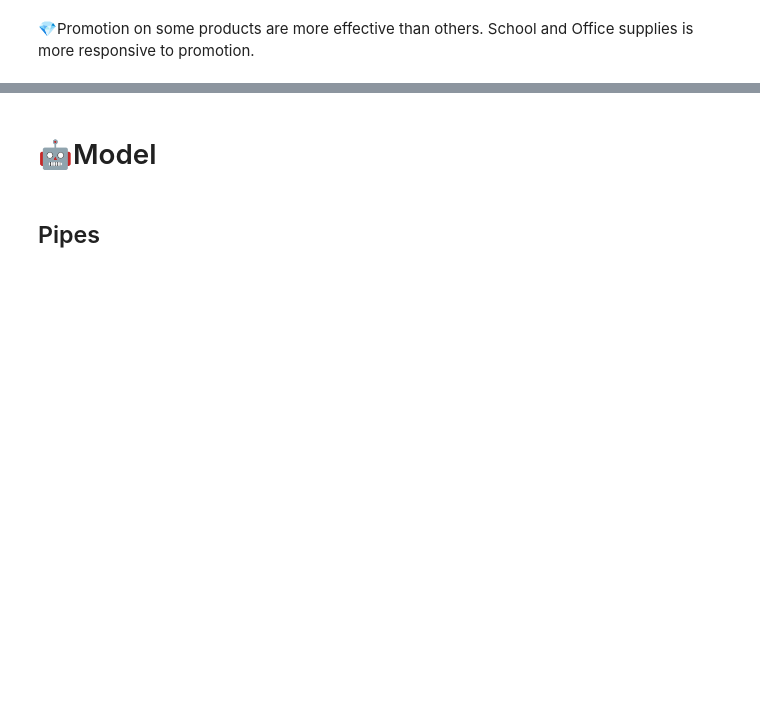
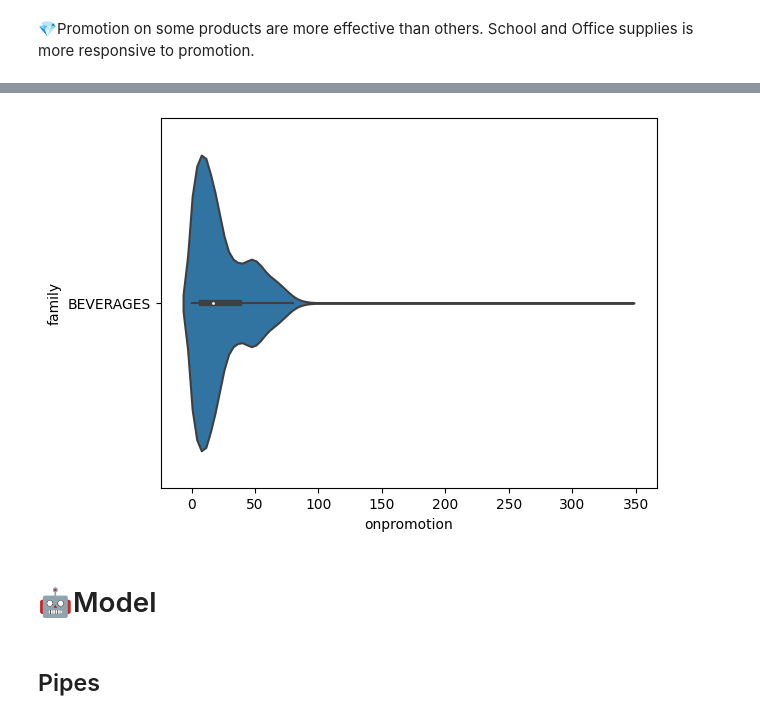
Before and after one commit to cmd-master/store-sales, a Jupyter notebook: store-sales.ipynb, the cells around one changed output, grey strips where cells are left out. Saved outputs shown, nothing was run; the diff lists cells and outputs as text; code cells hidden in the pictures; blank space fills up the shorter version.

```diff
--- a/store-sales.ipynb
+++ b/store-sales.ipynb
@@ -168,3 +151,10 @@ sns.heatmap(g, cmap='Blues', ax=ax);
+# %%
+g = train
+g = g.query('family=="BEVERAGES"')
+g = g.query('year == 2016')
+sns.violinplot(g, x='onpromotion', y='family');
+# %% [output]
+[figure, added]
 # %% [markdown]
 # 🤖Model
 # %% [markdown]
```
Also changed, not shown: parts of 21 cells of this notebook.
